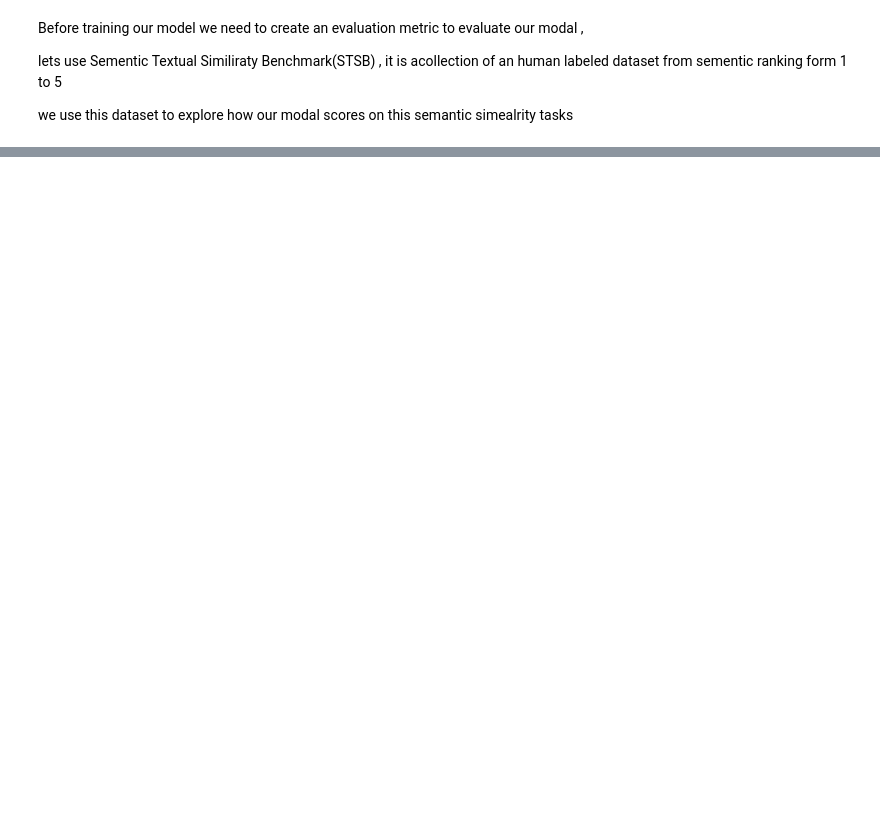
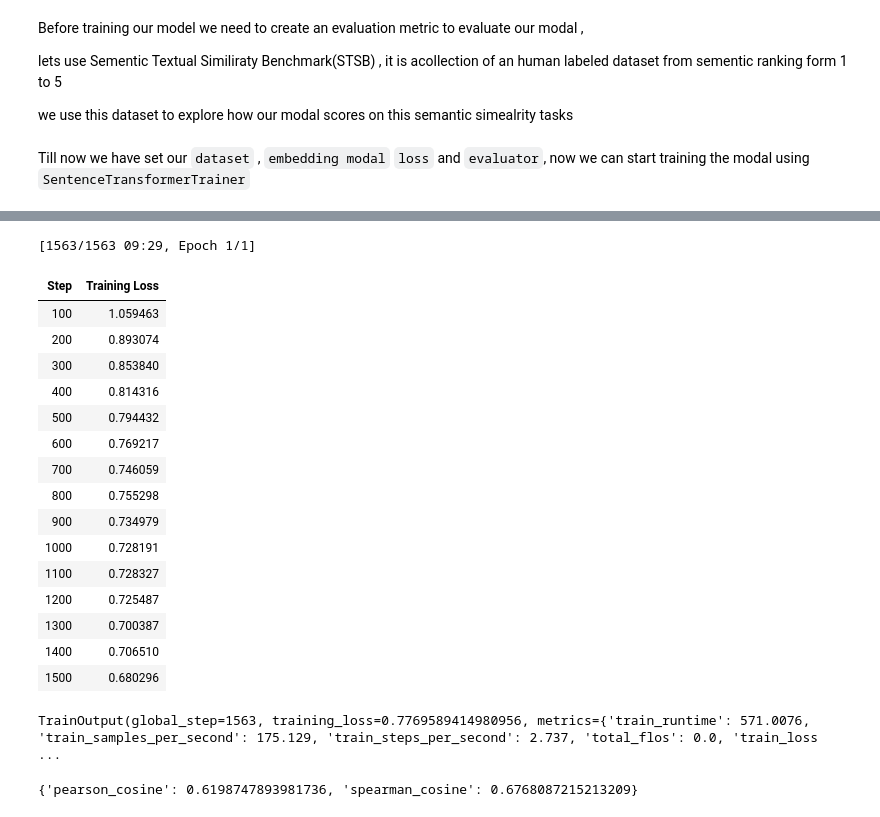
Before and after one commit to Harsh-Prajapati54/LLMs---Playbook, a Jupyter notebook: Text_Embedding_Model.ipynb, the cells around one changed output, grey strips where cells are left out. Cells and saved outputs as stored; diff of their text form; code cells hidden in the pictures; blank space fills up the shorter version.

```diff
--- a/Text_Embedding_Model.ipynb
+++ b/Text_Embedding_Model.ipynb
@@ -90,3 +91,32 @@ evaluator = EmbeddingSimilarityEvaluator(
     scores = [score/5 for score in val_sts["label"]],
     main_similarity = "cosine"
 )
+# %%
+from sentence_transformers.training_args import SentenceTransformerTrainingArguments
+
+# define the training arguments
+args = SentenceTransformerTrainingArguments(
+    output_dir = "base_embedding_model",
+    num_train_epochs = 1,
+    per_device_train_batch_size = 64,
+    per_device_eval_batch_size = 64,
+    warmup_steps = 100,
+    fp16 = True,
+    logging_steps = 100,
+    eval_steps = 100
+)
+# %% [markdown]
+Till now we have set our `dataset` , `embedding modal` `loss` and `evaluator`, now we can start training the modal using `SentenceTransformerTrainer`
+# %%
+from sentence_transformers.trainer import  SentenceTransformerTrainer
+
+trainer = SentenceTransformerTrainer(
+    model = embedding_modal,
+    args = args,
+    train_dataset = train_dataset,
+    loss = train_loss,
+    evaluator = evaluator
+)
+
+trainer.train()
+# %% [output]
@@ -92,0 +125,22 @@ evaluator = EmbeddingSimilarityEvaluator(
+[1563/1563 09:29, Epoch 1/1]
+| Step | Training Loss |
+| 100 | 1.059463 |
+| 200 | 0.893074 |
+| 300 | 0.853840 |
+| 400 | 0.814316 |
+| 500 | 0.794432 |
+| 600 | 0.769217 |
+| 700 | 0.746059 |
+| 800 | 0.755298 |
+| 900 | 0.734979 |
+| 1000 | 0.728191 |
+| 1100 | 0.728327 |
+| 1200 | 0.725487 |
+| 1300 | 0.700387 |
+| 1400 | 0.706510 |
+| 1500 | 0.680296 |
+TrainOutput(global_step=1563, training_loss=0.7769589414980956, metrics={'train_runtime': 571.0076, 'train_samples_per_second': 175.129, 'train_steps_per_second': 2.737, 'total_flos': 0.0, 'train_loss ...
+# %%
+evaluator(embedding_modal)
+# %% [output]
+{'pearson_cosine': 0.6198747893981736, 'spearman_cosine': 0.6768087215213209}
```
Also changed, not shown: parts of 14 cells of this notebook.
